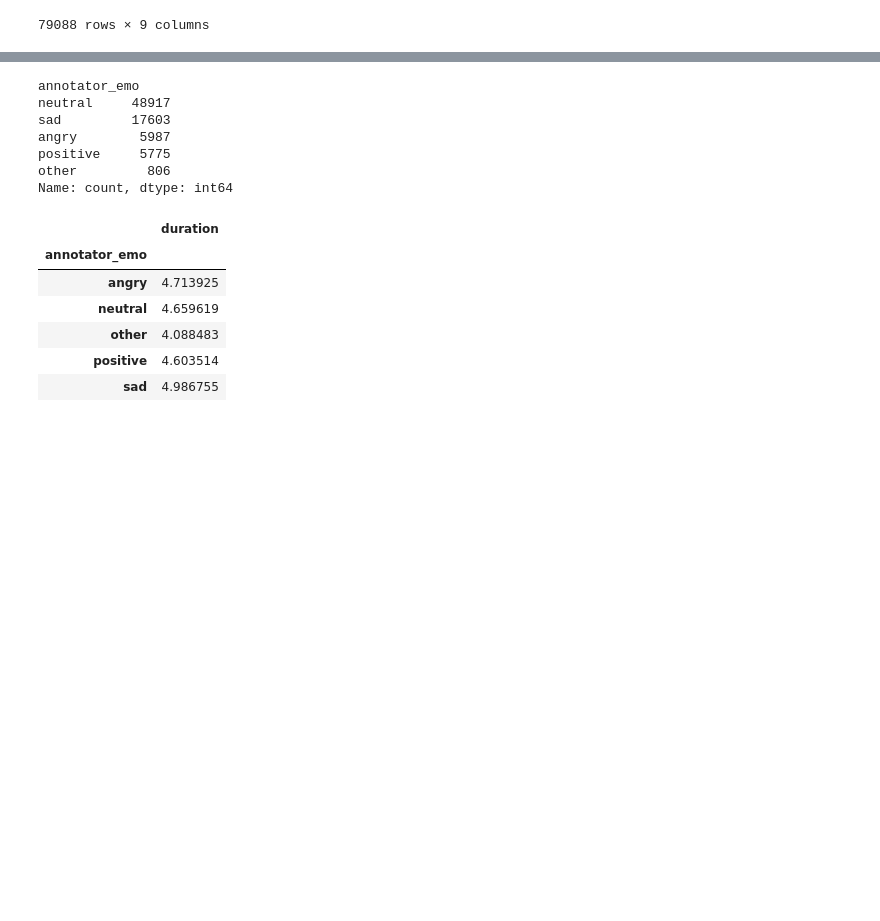
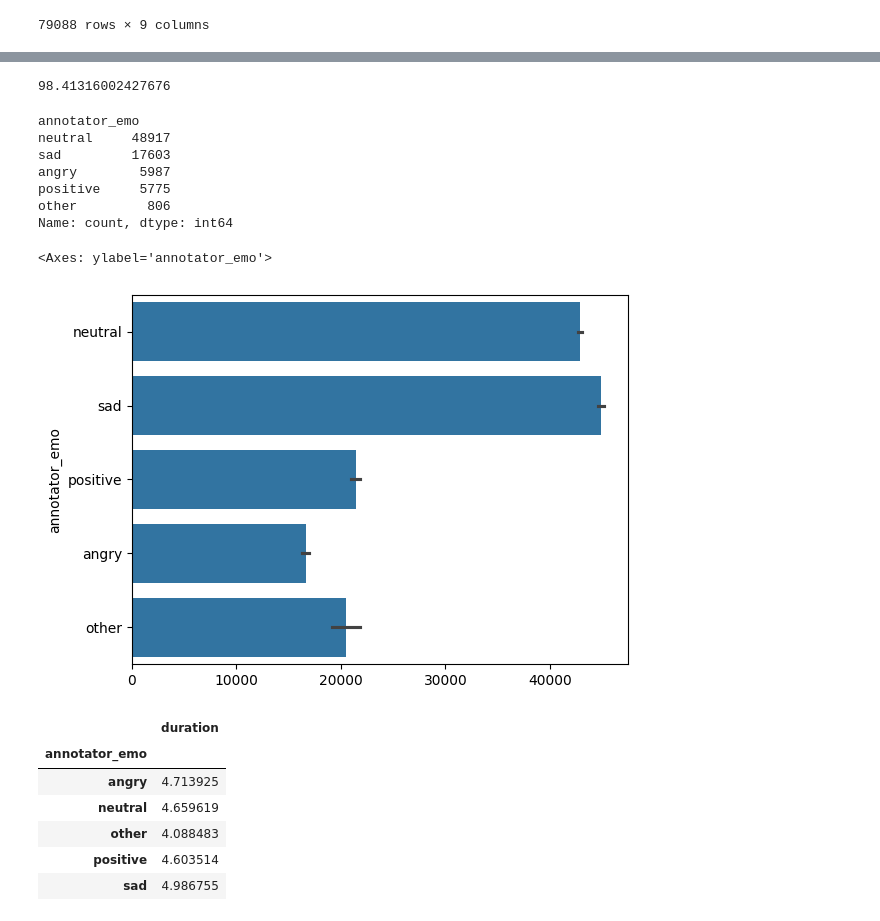
Before and after one commit to Kislv/MastersDegreeProject, a Jupyter notebook: EDA.ipynb, the cells around one changed output, grey strips where cells are left out. Cells and saved outputs as stored; diff of their text form; code cells hidden in the pictures; blank space fills up the shorter version.

```diff
--- a/EDA.ipynb
+++ b/EDA.ipynb
@@ -25,3 +45,7 @@ raw_crowd_test
+# %%
+77833 / 79088 * 100
+# %% [output]
+98.41316002427676
 # %%
 raw_crowd_test['annotator_emo'].value_counts(dropna=False)
 # %% [output]
@@ -32,6 +56,11 @@ angry        5987
 positive     5775
 other         806
 Name: count, dtype: int64
+# %%
+sns.barplot(data=raw_crowd_test['annotator_emo'])
+# %% [output]
+<Axes: ylabel='annotator_emo'>
+[figure, added]
 # %%
 annotator_emo_duration = raw_crowd_test[['annotator_emo', 'duration']].groupby(by='annotator_emo').mean()
 annotator_emo_duration
```
Also changed, not shown: parts of 2 cells of this notebook, 1 other file.
